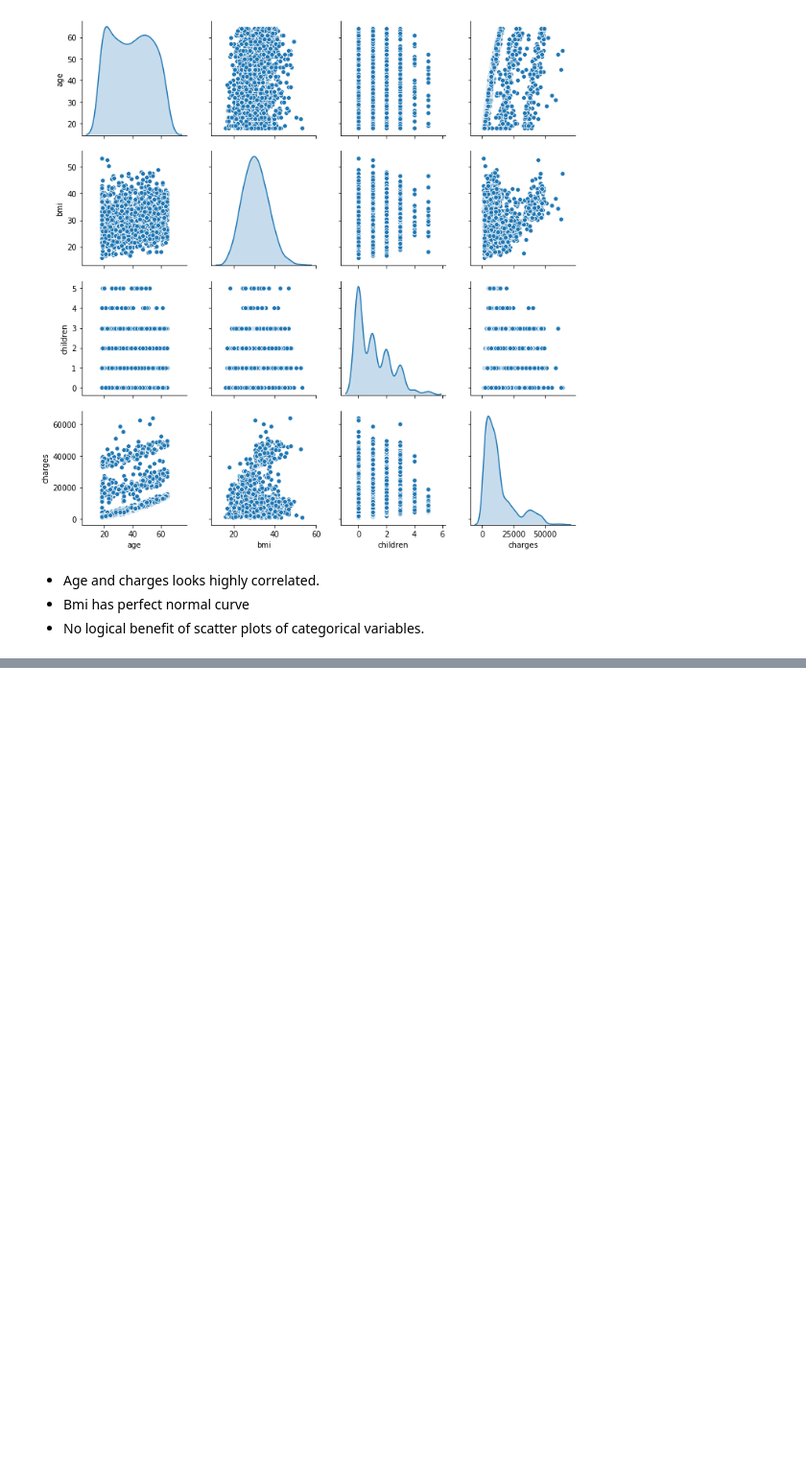
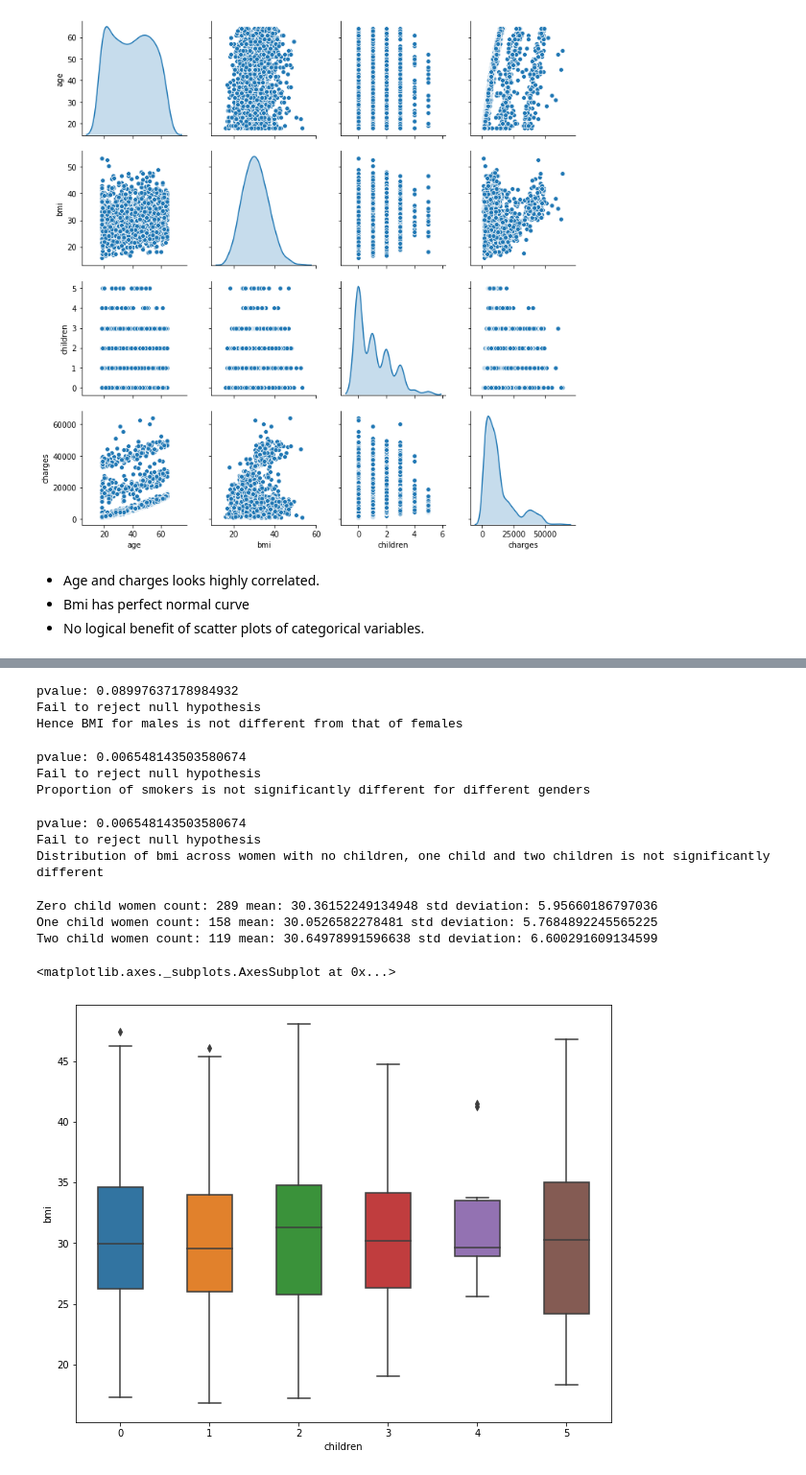
Before and after one commit to mohit19mahajan/aiml1, a Jupyter notebook: Statistical learning Project 2 - Insurance domain.ipynb, the cells around one changed output, grey strips where cells are left out. Shown at 96% size. Saved outputs shown, nothing was run; the diff lists cells and outputs as text; code cells hidden in the pictures; blank space fills up the shorter version.

```diff
--- a/Statistical learning Project 2 - Insurance domain.ipynb
+++ b/Statistical learning Project 2 - Insurance domain.ipynb
@@ -207,0 +213,78 @@ DAta is normal
+# %%
+ # b. Does bmi of males differ significantly from that of females?     unpaired ttest
+
+males = insu[insu["sex"] == "male"]
+females = insu[insu["sex"] == "female"]
+
+tstat, pvalue = stats.ttest_ind(males.bmi.to_numpy(),females.bmi.to_numpy())
+print("pvalue:",pvalue)
+if(pvalue <0.05):
+    print("Reject null hypothesis")
+    print("BMI for males is different from that of females")
+else:
+    print("Fail to reject null hypothesis")
+    print("Hence BMI for males is not different from that of females")
+# %% [output]
+pvalue: 0.08997637178984932
+Fail to reject null hypothesis
+Hence BMI for males is not different from that of females
+# %%
+# c. Is the proportion of smokers significantly different in different genders?
+
+males_smo_count = males[males["smoker"] == "yes"]["smoker"].count()
+males_nsmo_count = males[males["smoker"] == "no"]["smoker"].count()
+females_smo_count = females[females["smoker"] == "yes"]["smoker"].count()
+females_nsmo_count = females[females["smoker"] == "no"]["smoker"].count()
+
+quality_array = np.array([[males_smo_count,males_nsmo_count],[females_smo_count,females_nsmo_count]])
+chi_sq_Stat, p_value, deg_freedom, exp_freq = stats.chi2_contingency(quality_array)
+print("pvalue:",p_value)
+if(pvalue <0.05):
+    print("Reject null hypothesis")
+    print("Proportion of smokers is significantly different for different genders")
+else:
+    print("Fail to reject null hypothesis")
+    print("Proportion of smokers is not significantly different for different genders")
+# %% [output]
+pvalue: 0.006548143503580674
+Fail to reject null hypothesis
+Proportion of smokers is not significantly different for different genders
+# %%
+# d. Is the distribution of bmi across women with no children, one child and two children, the same ?
+zeroChildFemale = females[females["children"] == 0]["bmi"].to_numpy()
+oneChildFemale = females[females["children"] == 1]["bmi"].to_numpy()
+twoChildFemale = females[females["children"] == 2]["bmi"].to_numpy()
+
+fstat,pvalue = stats.f_oneway(zeroChildFemale,oneChildFemale,twoChildFemale)
+print("pvalue:",p_value)
+if(pvalue <0.05):
+    print("Reject null hypothesis")
+    print("Distribution of bmi across women with no children, one child and two children is significantly different")
+else:
+    print("Fail to reject null hypothesis")
+    print("Distribution of bmi across women with no children, one child and two children is not significantly different")
+# %% [output]
+pvalue: 0.006548143503580674
+Fail to reject null hypothesis
+Distribution of bmi across women with no children, one child and two children is not significantly different
+# %%
+#Get count, mean and std deviation for confirmation of result
+print("Zero child women count:", zeroChildFemale.size, "mean:", zeroChildFemale.mean(), "std deviation:", zeroChildFemale.std())
+print("One child women count:", oneChildFemale.size, "mean:", oneChildFemale.mean(), "std deviation:", oneChildFemale.std())
+print("Two child women count:", twoChildFemale.size, "mean:", twoChildFemale.mean(), "std deviation:", twoChildFemale.std())
+
+#It looks from mean and std deviation values that it is not much different.
+#zeroChildFemale.size
+#(zeroChildFemale.size,oneChildFemale.size,twoChildFemale.size)
+# %% [output]
+Zero child women count: 289 mean: 30.36152249134948 std deviation: 5.95660186797036
+One child women count: 158 mean: 30.0526582278481 std deviation: 5.7684892245565225
+Two child women count: 119 mean: 30.64978991596638 std deviation: 6.600291609134599
+# %%
+# checking results with visualization
+fig=plt.figure(figsize=(10,8))
+sns.boxplot(x = "children", y = "bmi", data = females,width= .5)
+# boxplot also suggests that not much distribution difference for females with 0,1 or 2 children.
+# %% [output]
+<matplotlib.axes._subplots.AxesSubplot at 0x...>
+[figure, added]
```
Also changed, not shown: parts of 9 cells of this notebook.
